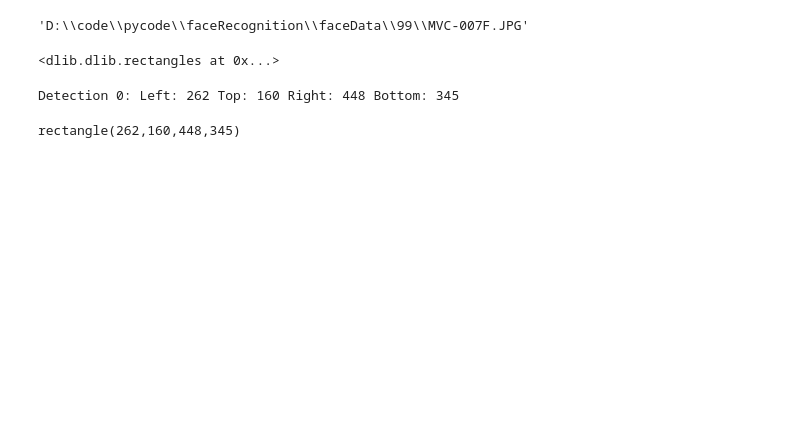
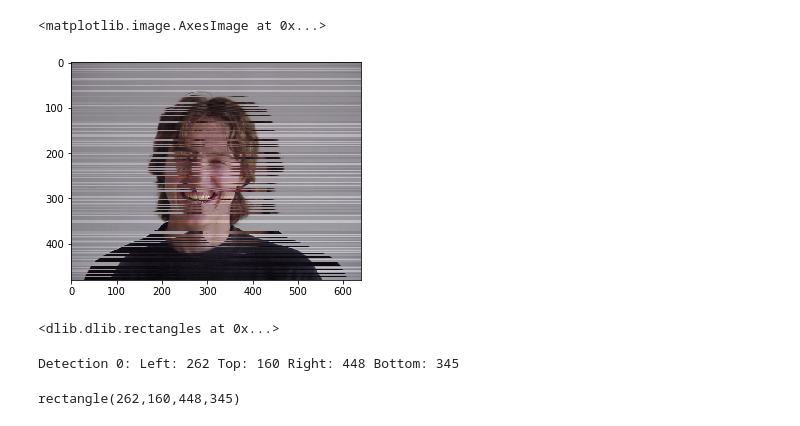
Before and after one commit to Citygity/faceRecognition, a Jupyter notebook: faceDetection.ipynb, the cells around one changed output. Cells and saved outputs as stored; diff of their text form; code cells hidden in the pictures; blank space fills up the shorter version.

Commit message:
Update faceDetection.ipynb
generate more train data

```diff
--- a/faceDetection.ipynb
+++ b/faceDetection.ipynb
@@ -61,7 +91,26 @@ Detection 0: Left: 262 Top: 160 Right: 448 Bottom: 345
-# %%
-os.path.join(patchPath+personFolder,fileName)
-# %% [output]
-'D:\\code\\pycode\\faceRecognition\\faceData\\99\\MVC-007F.JPG'
+# %%
+images=io.imread('D:\\code\\pycode\\faceRecognition\\database\\99\\MVC-007F.JPG')
+
+datagen = ImageDataGenerator(
+        rotation_range=40,
+        width_shift_range=0.2,
+        height_shift_range=0.2,
+        rescale=1./255,
+        shear_range=0.2,
+        zoom_range=0.2,
+        horizontal_flip=True,
+        fill_mode='nearest'，
+        cval=0,
+        channel_shift_range=0,
+        horizontal_flip=False,
+        vertical_flip=False,
+        rescale=None)
+#plt.imshow(images_aug2)
+#plt.imshow(images_aug3)
+#plt.imshow(images_aug4)
+# %% [output]
+<matplotlib.image.AxesImage at 0x...>
+[figure, added]
 # %%
 img=io.imread('D:\\code\\pycode\\faceRecognition\\database\\99\\MVC-007F.JPG')
 detector = dlib.get_frontal_face_detector()
```
Also changed, not shown: parts of 2 cells of this notebook.
